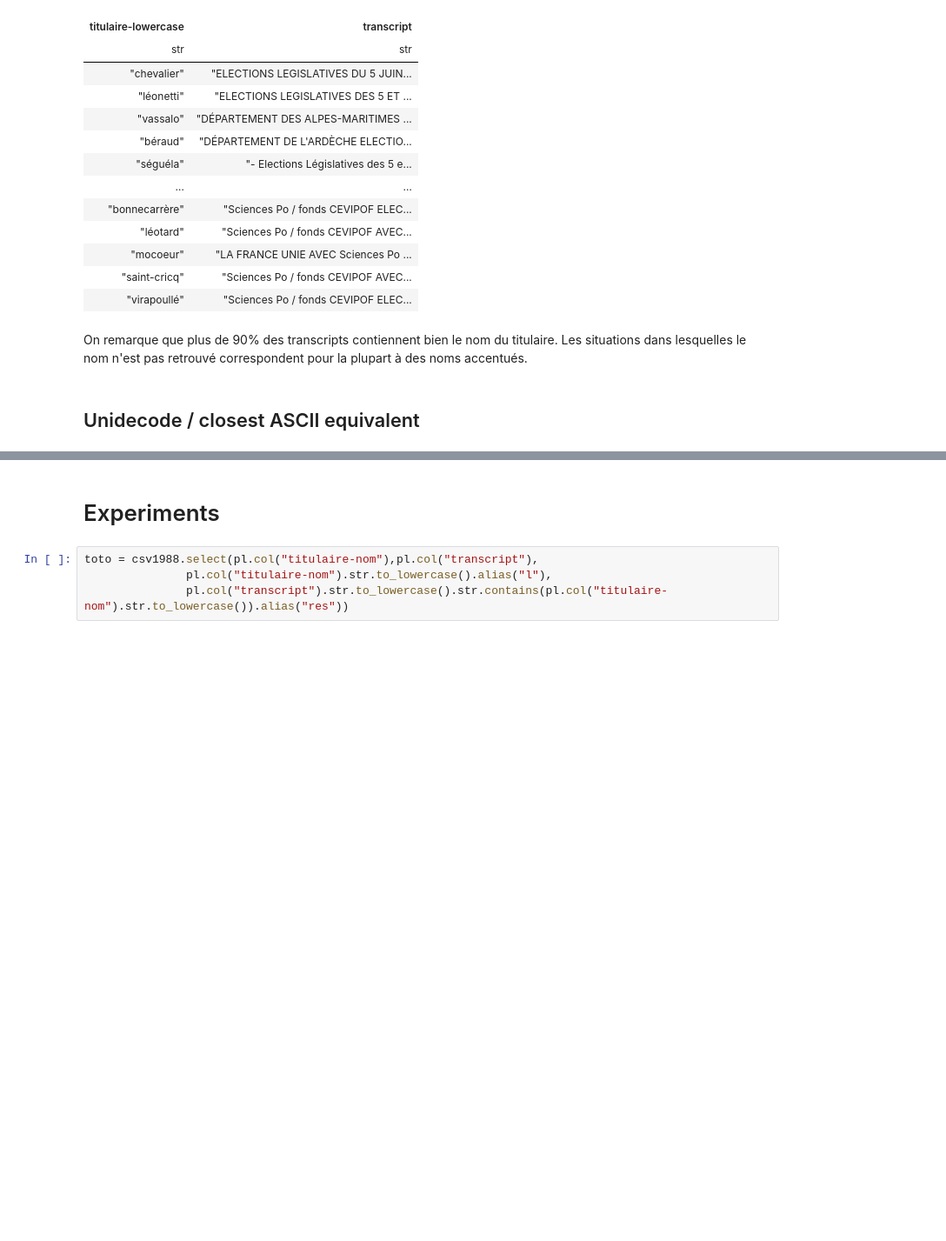
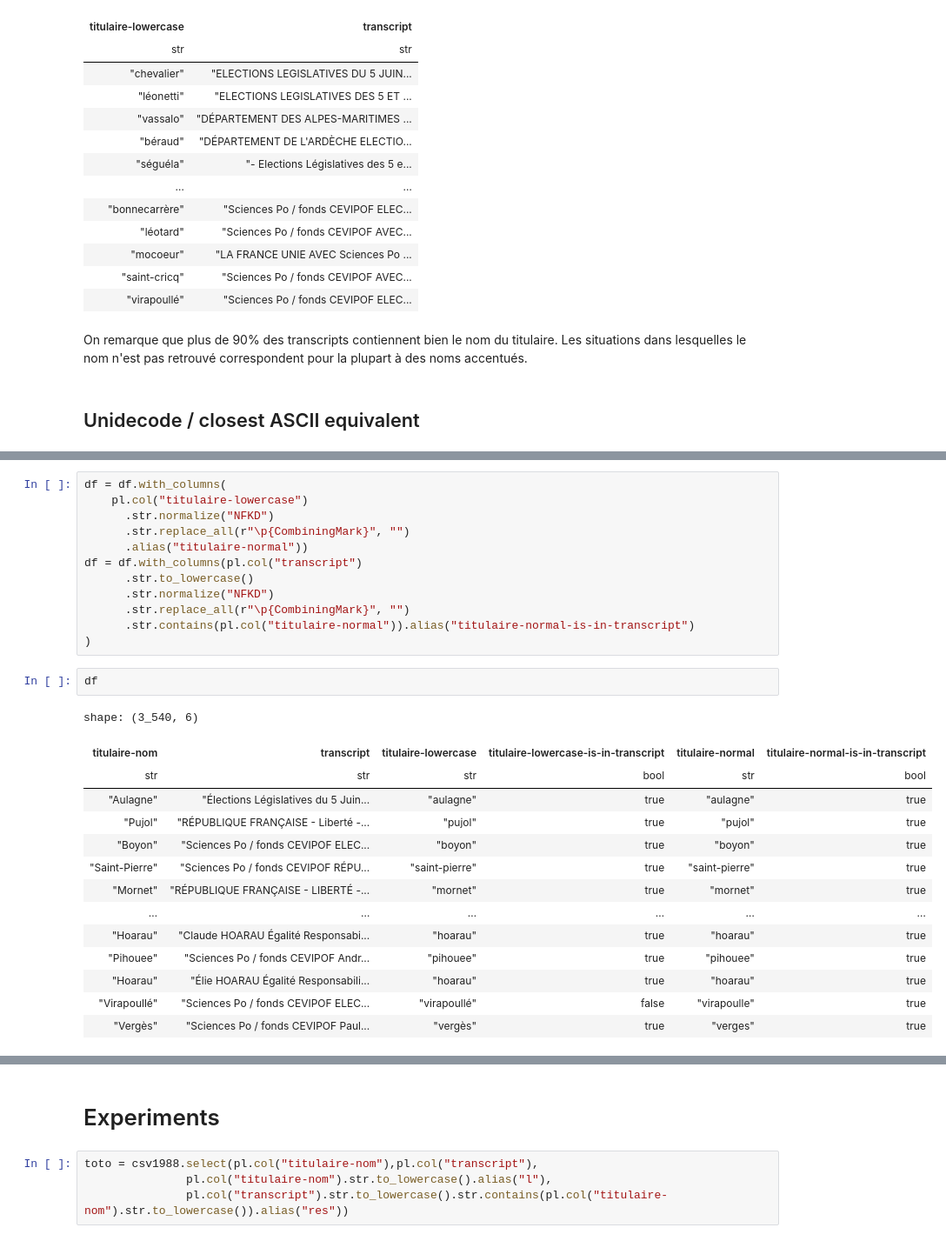
Before and after one commit to slithiaote/2026_NLP_project, a Jupyter notebook: OCR.ipynb, the cells around one changed output, grey strips where cells are left out. Shown at 87% size. Saved outputs shown, nothing was run; the diff lists cells and outputs as text; blank space fills up the shorter version.

Commit message:
normalize nom titulaire

```diff
--- a/OCR.ipynb
+++ b/OCR.ipynb
@@ -87,0 +95,29 @@ from unidecode import unidecode
+# %%
+df = df.with_columns(
+    pl.col("titulaire-lowercase")
+      .str.normalize("NFKD")
+      .str.replace_all(r"\p{CombiningMark}", "")
+      .alias("titulaire-normal"))
+df = df.with_columns(pl.col("transcript")
+      .str.to_lowercase()
+      .str.normalize("NFKD")
+      .str.replace_all(r"\p{CombiningMark}", "")
+      .str.contains(pl.col("titulaire-normal")).alias("titulaire-normal-is-in-transcript")
+)
+# %%
+df
+# %% [output]
+shape: (3_540, 6)
+| titulaire-nom | transcript | titulaire-lowercase | titulaire-lowercase-is-in-transcript | titulaire-normal | titulaire-normal-is-in-transcript |
+| str | str | str | bool | str | bool |
+| "Aulagne" | "Élections Législatives du 5 Juin... | "aulagne" | true | "aulagne" | true |
+| "Pujol" | "RÉPUBLIQUE FRANÇAISE - Liberté -... | "pujol" | true | "pujol" | true |
+| "Boyon" | "Sciences Po / fonds CEVIPOF ELEC... | "boyon" | true | "boyon" | true |
+| "Saint-Pierre" | "Sciences Po / fonds CEVIPOF RÉPU... | "saint-pierre" | true | "saint-pierre" | true |
+| "Mornet" | "RÉPUBLIQUE FRANÇAISE - LIBERTÉ -... | "mornet" | true | "mornet" | true |
+| … | … | … | … | … | … |
+| "Hoarau" | "Claude HOARAU Égalité Responsabi... | "hoarau" | true | "hoarau" | true |
+| "Pihouee" | "Sciences Po / fonds CEVIPOF Andr... | "pihouee" | true | "pihouee" | true |
+| "Hoarau" | "Élie HOARAU Égalité Responsabili... | "hoarau" | true | "hoarau" | true |
+| "Virapoullé" | "Sciences Po / fonds CEVIPOF ELEC... | "virapoullé" | false | "virapoulle" | true |
+| "Vergès" | "Sciences Po / fonds CEVIPOF Paul... | "vergès" | true | "verges" | true |
```
Also changed, not shown: parts of 3 cells of this notebook.
